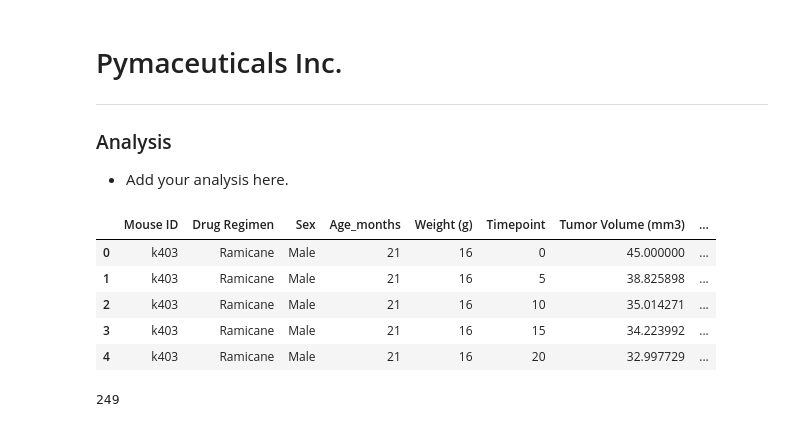
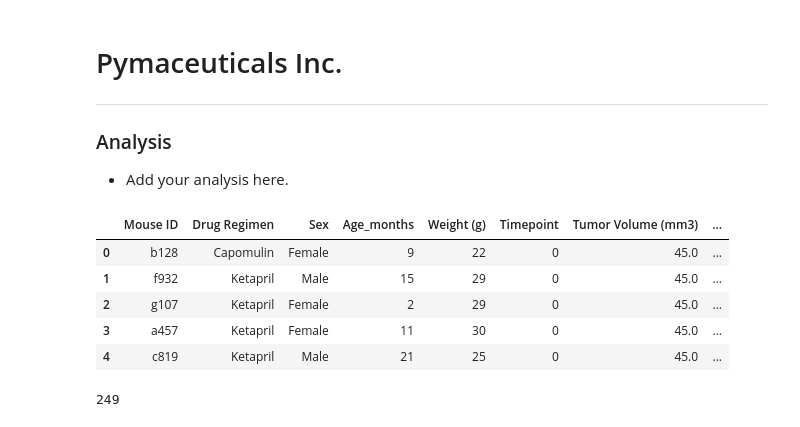
Before and after one commit to alexsking13/pyplot_challenge, a Jupyter notebook: pymaceuticals_starter_AlexEdit.ipynb, the cells around one changed output. Cells and saved outputs as stored; diff of their text form; code cells hidden in the pictures.

```diff
--- a/pymaceuticals_starter_AlexEdit.ipynb
+++ b/pymaceuticals_starter_AlexEdit.ipynb
@@ -8,29 +8,29 @@
 # %%
 # Dependencies and Setup
 import matplotlib.pyplot as plt
 import pandas as pd
 import scipy.stats as st
 
 # Study data files
-mouse_metadata_path = r"E:\Matplot\Starter_Code\Pymaceuticals\data\Mouse_metadata.csv"
-study_results_path = r"E:\Matplot\Starter_Code\Pymaceuticals\data\Study_results.csv"
+mouse_metadata_path = r"C:\Users\alexs\Downloads\Mouse_metadata.csv"
+study_results_path = r"C:\Users\alexs\Downloads\Study_results.csv"
 
 # Read the mouse data and the study results
 mouse_metadata = pd.read_csv(mouse_metadata_path)
 study_results = pd.read_csv(study_results_path)
 
 # Combine the data into a single DataFrame
-merged_df=pd.merge(mouse_metadata,study_results,on="Mouse ID")
+merged_df=pd.merge(mouse_metadata,study_results,how="right")
 
 # Display the data table for preview
 merged_df.head()
 # %% [output]
 |  | Mouse ID | Drug Regimen | Sex | Age_months | Weight (g) | Timepoint | Tumor Volume (mm3) | ... |
-| 0 | k403 | Ramicane | Male | 21 | 16 | 0 | 45.000000 | ... |
-| 1 | k403 | Ramicane | Male | 21 | 16 | 5 | 38.825898 | ... |
-| 2 | k403 | Ramicane | Male | 21 | 16 | 10 | 35.014271 | ... |
-| 3 | k403 | Ramicane | Male | 21 | 16 | 15 | 34.223992 | ... |
-| 4 | k403 | Ramicane | Male | 21 | 16 | 20 | 32.997729 | ... |
+| 0 | b128 | Capomulin | Female | 9 | 22 | 0 | 45.0 | ... |
+| 1 | f932 | Ketapril | Male | 15 | 29 | 0 | 45.0 | ... |
+| 2 | g107 | Ketapril | Female | 2 | 29 | 0 | 45.0 | ... |
+| 3 | a457 | Ketapril | Female | 11 | 30 | 0 | 45.0 | ... |
+| 4 | c819 | Ketapril | Male | 21 | 25 | 0 | 45.0 | ... |
 # %%
 # Checking the number of mice.
 num_mice=list(set(merged_df["Mouse ID"]))
```
Also changed, not shown: parts of 5 cells of this notebook.
